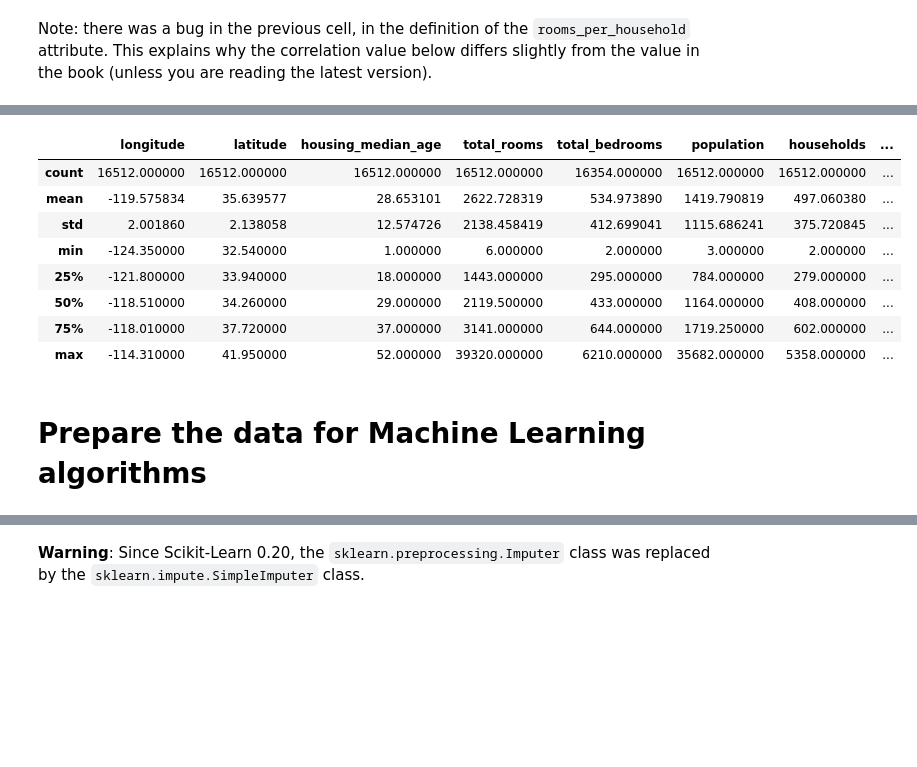
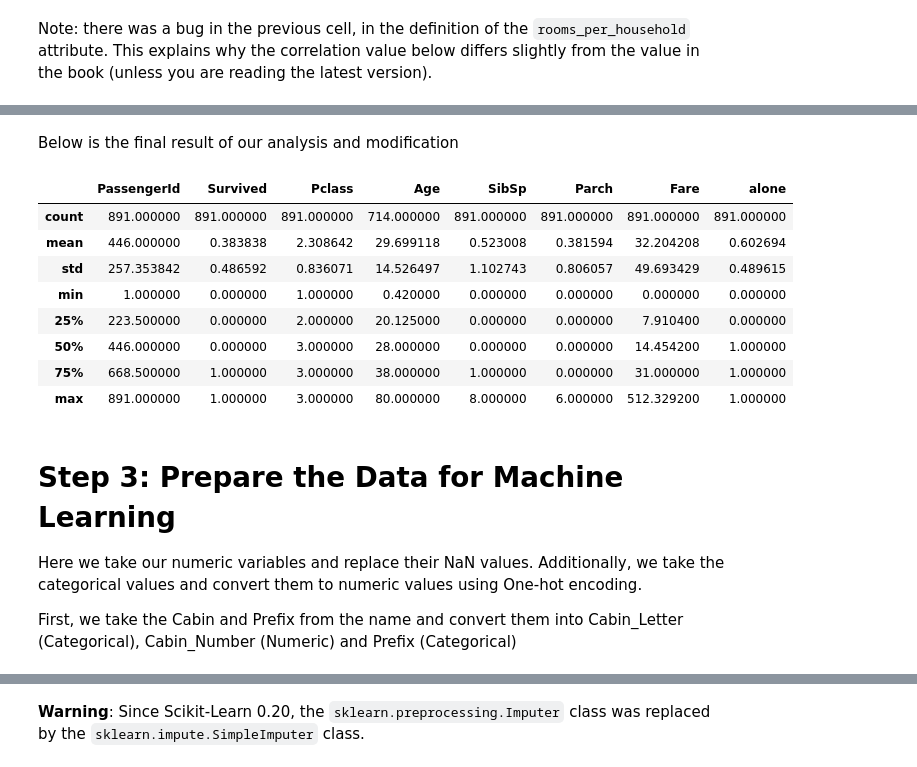
Before and after one commit to ssajnani/TitanicKaggle, a Jupyter notebook: notebooks/ssajnani_Assign2.ipynb, the cells around one changed output, grey strips where cells are left out. Drawn from its saved outputs; the diff is of its cells as text; code cells hidden in the pictures; blank space fills up the shorter version.

```diff
--- a/notebooks/ssajnani_Assign2.ipynb
+++ b/notebooks/ssajnani_Assign2.ipynb
@@ -53,10 +58,10 @@ import zipfile
 from six.moves import urllib
 
 DOWNLOAD_ROOT = "https://github.com/ssajnani/TitanicKaggle/raw/master/"
-TITANIC_PATH = os.path.join("4442B/TitanicKaggle", "data")
+TITANIC_PATH = os.path.join("../../TitanicKaggle", "data")
 TITANIC_URL = DOWNLOAD_ROOT + "data/titanic.zip"
 files = os.listdir(os.curdir)
-def fetch_housing_data(titanic_url=TITANIC_URL, titanic_path=TITANIC_PATH):
+def fetch_titanic_data(titanic_url=TITANIC_URL, titanic_path=TITANIC_PATH):
     if not os.path.isdir(titanic_path):
         os.makedirs(titanic_path)
     zip_path = os.path.join(titanic_path, "titanic.zip")
@@ -645,0 +244,3 @@ housing["population_per_household"]=housing["population"]/housing["households"]
+# %%
+
+titanic_copy = titanic_temp.copy()
@@ -645,0 +334,5 @@ housing["population_per_household"]=housing["population"]/housing["households"]
+# %%
+family_size = titanic_copy["Parch"] + titanic_copy["SibSp"] + 1
+titanic_copy['alone'] = 1
+titanic_copy.loc[family_size > 1, 'alone'] = 0
+print(titanic_copy['alone'].value_counts())
@@ -672,14 +360,20 @@ plt.show()
+# %% [markdown]
+Below is the final result of our analysis and modification
 # %%
-housing.describe()
+titanic_copy.describe()
 # %% [output]
-|  | longitude | latitude | housing_median_age | total_rooms | total_bedrooms | population | households | ... |
-| count | 16512.000000 | 16512.000000 | 16512.000000 | 16512.000000 | 16354.000000 | 16512.000000 | 16512.000000 | ... |
-| mean | -119.575834 | 35.639577 | 28.653101 | 2622.728319 | 534.973890 | 1419.790819 | 497.060380 | ... |
-| std | 2.001860 | 2.138058 | 12.574726 | 2138.458419 | 412.699041 | 1115.686241 | 375.720845 | ... |
-| min | -124.350000 | 32.540000 | 1.000000 | 6.000000 | 2.000000 | 3.000000 | 2.000000 | ... |
-| 25% | -121.800000 | 33.940000 | 18.000000 | 1443.000000 | 295.000000 | 784.000000 | 279.000000 | ... |
-| 50% | -118.510000 | 34.260000 | 29.000000 | 2119.500000 | 433.000000 | 1164.000000 | 408.000000 | ... |
-| 75% | -118.010000 | 37.720000 | 37.000000 | 3141.000000 | 644.000000 | 1719.250000 | 602.000000 | ... |
-| max | -114.310000 | 41.950000 | 52.000000 | 39320.000000 | 6210.000000 | 35682.000000 | 5358.000000 | ... |
+|  | PassengerId | Survived | Pclass | Age | SibSp | Parch | Fare | alone |
+| count | 891.000000 | 891.000000 | 891.000000 | 714.000000 | 891.000000 | 891.000000 | 891.000000 | 891.000000 |
+| mean | 446.000000 | 0.383838 | 2.308642 | 29.699118 | 0.523008 | 0.381594 | 32.204208 | 0.602694 |
+| std | 257.353842 | 0.486592 | 0.836071 | 14.526497 | 1.102743 | 0.806057 | 49.693429 | 0.489615 |
+| min | 1.000000 | 0.000000 | 1.000000 | 0.420000 | 0.000000 | 0.000000 | 0.000000 | 0.000000 |
+| 25% | 223.500000 | 0.000000 | 2.000000 | 20.125000 | 0.000000 | 0.000000 | 7.910400 | 0.000000 |
+| 50% | 446.000000 | 0.000000 | 3.000000 | 28.000000 | 0.000000 | 0.000000 | 14.454200 | 1.000000 |
+| 75% | 668.500000 | 1.000000 | 3.000000 | 38.000000 | 1.000000 | 0.000000 | 31.000000 | 1.000000 |
+| max | 891.000000 | 1.000000 | 3.000000 | 80.000000 | 8.000000 | 6.000000 | 512.329200 | 1.000000 |
-# %% [markdown]
-# Prepare the data for Machine Learning algorithms
+# %% [markdown]
+# Step 3: Prepare the Data for Machine Learning
+
+Here we take our numeric variables and replace their NaN values. Additionally, we take the categorical values and convert them to numeric values using One-hot encoding.
+
+First, we take the Cabin and Prefix from the name and convert them into Cabin_Letter (Categorical), Cabin_Number (Numeric) and Prefix (Categorical)
```
Also changed, not shown: parts of 228 cells of this notebook, 7 other files.
